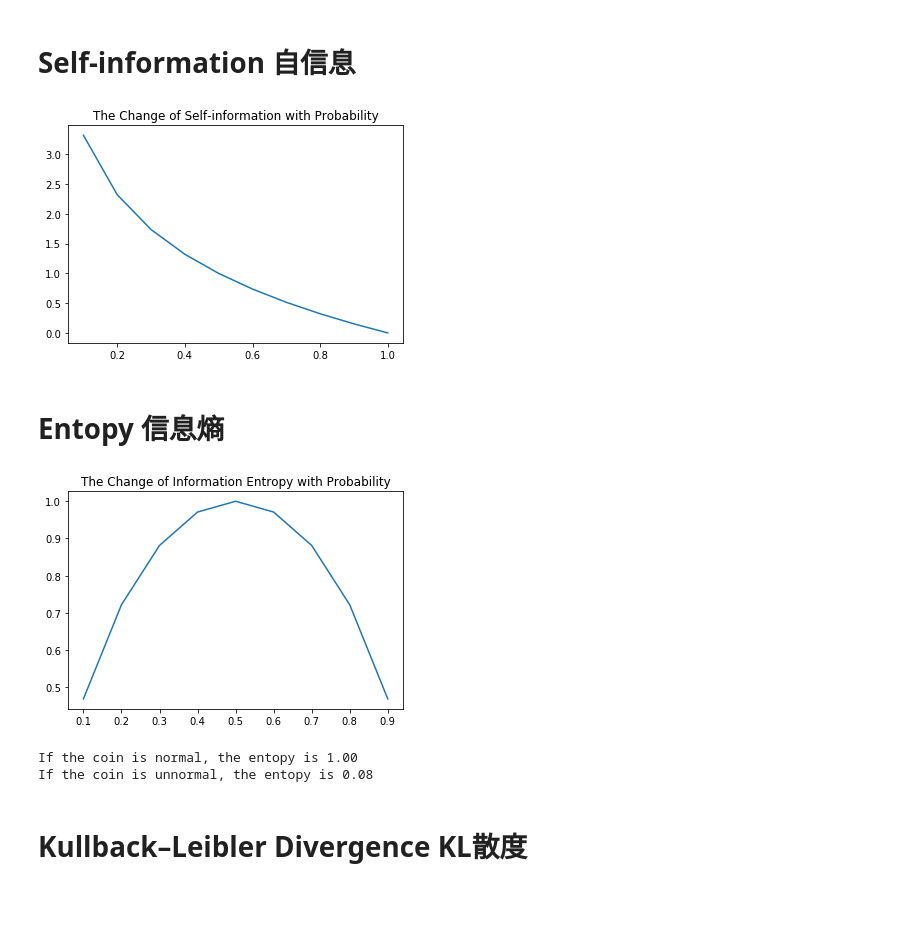
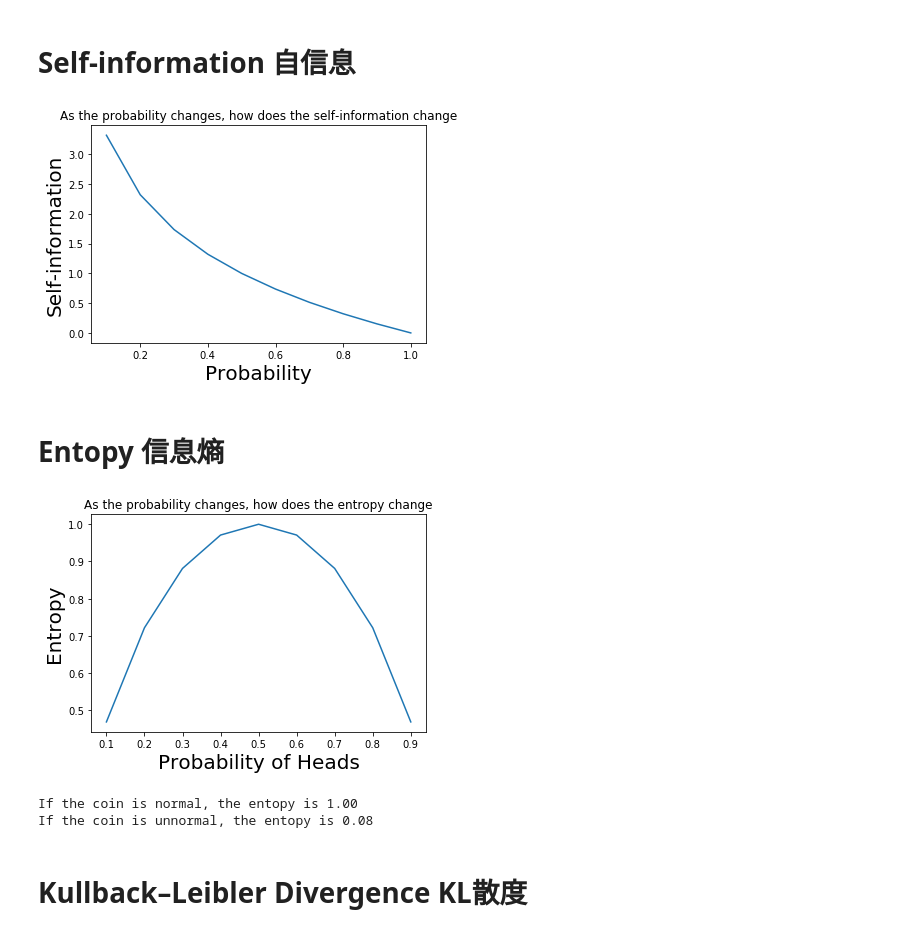
Before and after one commit to yuwoliang/Summer-School, a Jupyter notebook: Information_Theory.ipynb, the cells around one changed output. Saved outputs shown, nothing was run; the diff lists cells and outputs as text; code cells hidden in the pictures; blank space fills up the shorter version.

Commit message:
Information Theory

```diff
--- a/Information_Theory.ipynb
+++ b/Information_Theory.ipynb
@@ -15,7 +15,7 @@ def self_information(p):
     """
     Function: Calculate the self-information of event
     Input:
-              p:      The probability of event p(x).
+              p:      The probability of event p(x), type: float
     Output:
               return: The self-information of event
     """
@@ -27,16 +27,18 @@ def self_information(p):
     # Here you should calculate the self-information of event.
     return ###
 # %%
-# The Change of Self-information with the Probability of event.
+# As the probability of event changes, how does the self-information change
 I = np.zeros(10)
 for i in range(0, 10):
     p = 0.1*i+0.1
     I[i] = self_information(p)
 plt.plot(np.arange(0.1, 1.1, 0.1), I)
-plt.title("The Change of Self-information with Probability")
+plt.title("As the probability changes, how does the self-information change")
+plt.xlabel("Probability", fontsize=20)
+plt.ylabel("Self-information", fontsize=20)
 plt.show()
 # %% [output]
-[figure, old version]
+[figure, new version]
 # %% [markdown]
 # Entopy 信息熵
 # %%
@@ -59,13 +61,15 @@ def entropy(P):
     # Here, you should calculate the entopy of random variable
     return ###
 # %%
-# The Change of Information Entropy with Probability
+# As the probability changes, how does the entropy change
 p_entropy = np.zeros(9)
 for i in range(1, 10):
     p = 0.1*i
     p_entropy[i-1] = entropy(np.array( [p, 1-p] ))
 plt.plot(np.arange(0.1, 1, 0.1), p_entropy)
-plt.title("The Change of Information Entropy with Probability")
+plt.title("As the probability changes, how does the entropy change")
+plt.xlabel("Probability of Heads", fontsize=20)
+plt.ylabel("Entropy", fontsize=20)
 plt.show()
 
 # This is the coin example
@@ -81,7 +85,7 @@ print("If the coin is unnormal, the entopy is %.2f" % (coin_unnormal_entopy))
 # If you think of other examples, you can be supplemented
 ###
 # %% [output]
-[figure, old version]
+[figure, new version]
 If the coin is normal, the entopy is 1.00
 If the coin is unnormal, the entopy is 0.08
 # %% [markdown]
```
Also changed, not shown: parts of 2 cells of this notebook.
